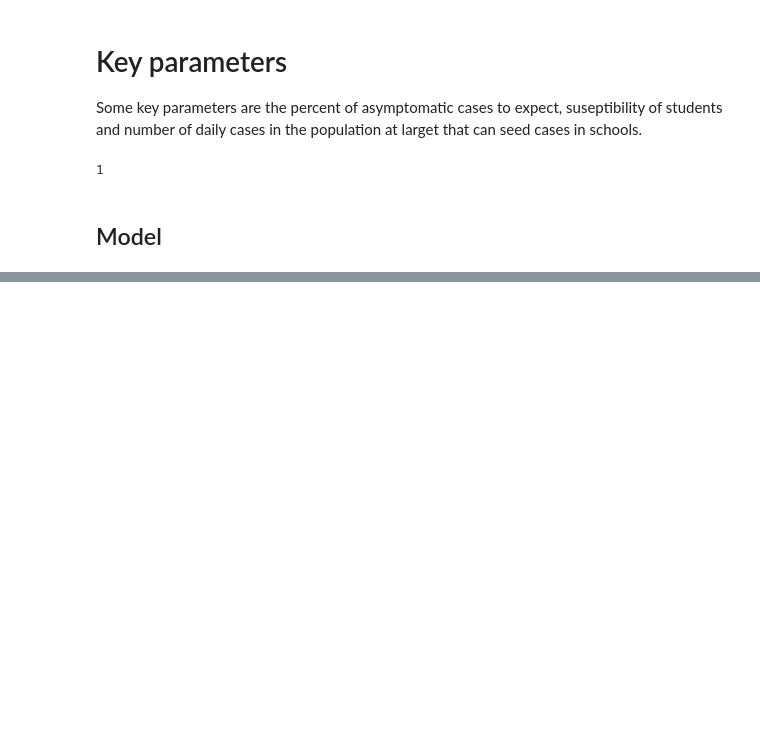
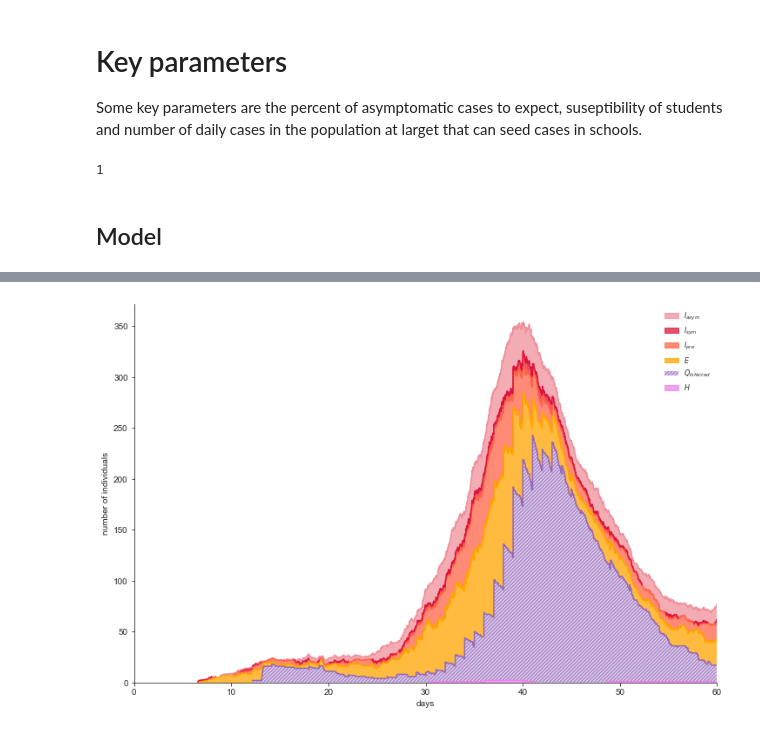
Before and after one commit to mountainMath/seirsplus, a Jupyter notebook: examples/covid_schools_network.ipynb, the cells around one changed output, grey strips where cells are left out. Saved outputs shown, nothing was run; the diff lists cells and outputs as text; code cells hidden in the pictures; blank space fills up the shorter version.

Commit message:
export model results

```diff
--- a/examples/covid_schools_network.ipynb
+++ b/examples/covid_schools_network.ipynb
@@ -393,0 +395,4 @@ fig, ax = model.figure_infections(combine_Q_infected=False, plot_Q_R='stacked',
+# %%
+fig, ax = model.figure_infections(combine_Q_infected=True, plot_S=False,plot_R=False, plot_percentages=False)
+# %% [output]
+[figure, added]
```
Also changed, not shown: parts of 9 cells of this notebook.
